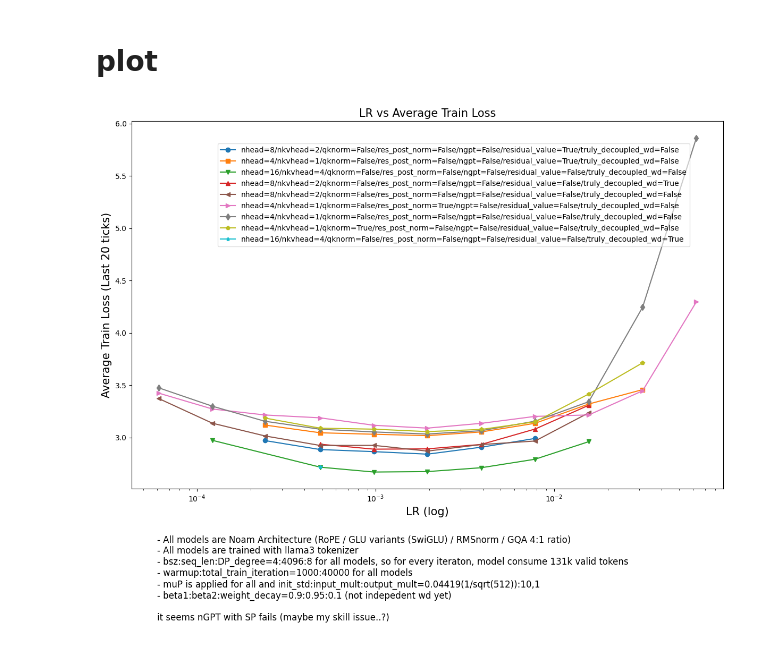
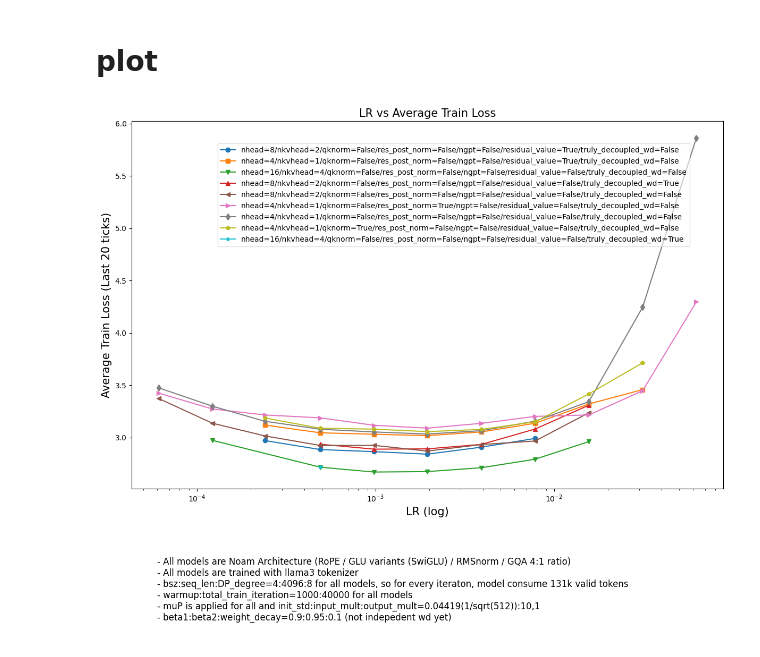
Before and after one commit to SeunghyunSEO/lingua, a Jupyter notebook: exp_logs/parse_from_wandb.ipynb, the cells around one changed output. Drawn from its saved outputs; the diff is of its cells as text; code cells hidden in the pictures.

```diff
--- a/exp_logs/parse_from_wandb.ipynb
+++ b/exp_logs/parse_from_wandb.ipynb
@@ -237,33 +237,31 @@ for idx, group in enumerate(unique_groups):
         label=group
     )
 
 plt.title('LR vs Average Train Loss', fontsize=titlesize)
 xlabel = 'LR'
 if loglog:
     plt.xscale('log', base=10)
     xlabel += ' (log)'
 plt.xlabel(xlabel, fontsize=titlesize)
 
 ylabel = 'Average Train Loss (Last 20 ticks)'
 plt.ylabel(ylabel, fontsize=titlesize)
 
 # some notes
 note = f'''
 - All models are Noam Architecture (RoPE / GLU variants (SwiGLU) / RMSnorm / GQA 4:1 ratio)
 - All models are trained with llama3 tokenizer
 - bsz:seq_len:DP_degree=4:4096:8 for all models, so for every iteraton, model consume 131k valid tokens
 - warmup:total_train_iteration=1000:40000 for all models
 - muP is applied for all and init_std:input_mult:output_mult=0.04419(1/sqrt(512)):10,1
 - beta1:beta2:weight_decay=0.9:0.95:0.1 (not indepedent wd yet)
-
-it seems nGPT with SP fails (maybe my skill issue..?)
 '''
 plt.figtext(0.1, -0.25, note, ha='left', fontsize=note_fontsize, color='black')
 
 # Place legend inside with transparency
 plt.legend(loc='upper right', bbox_to_anchor=(0.95, 0.95), framealpha=0.6, fontsize=fontsize)
 
 plt.tight_layout()
 plt.show()
 # %% [output]
-[figure, old version]
+[figure, new version]
```
Also changed, not shown: 3 other files.
